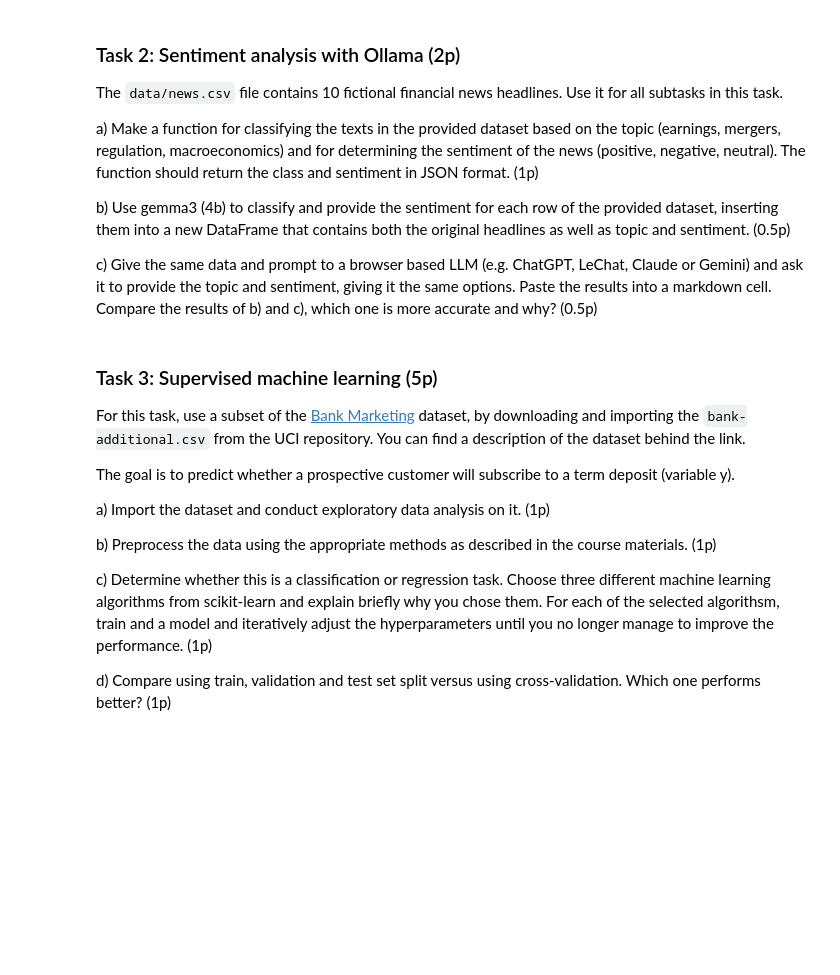
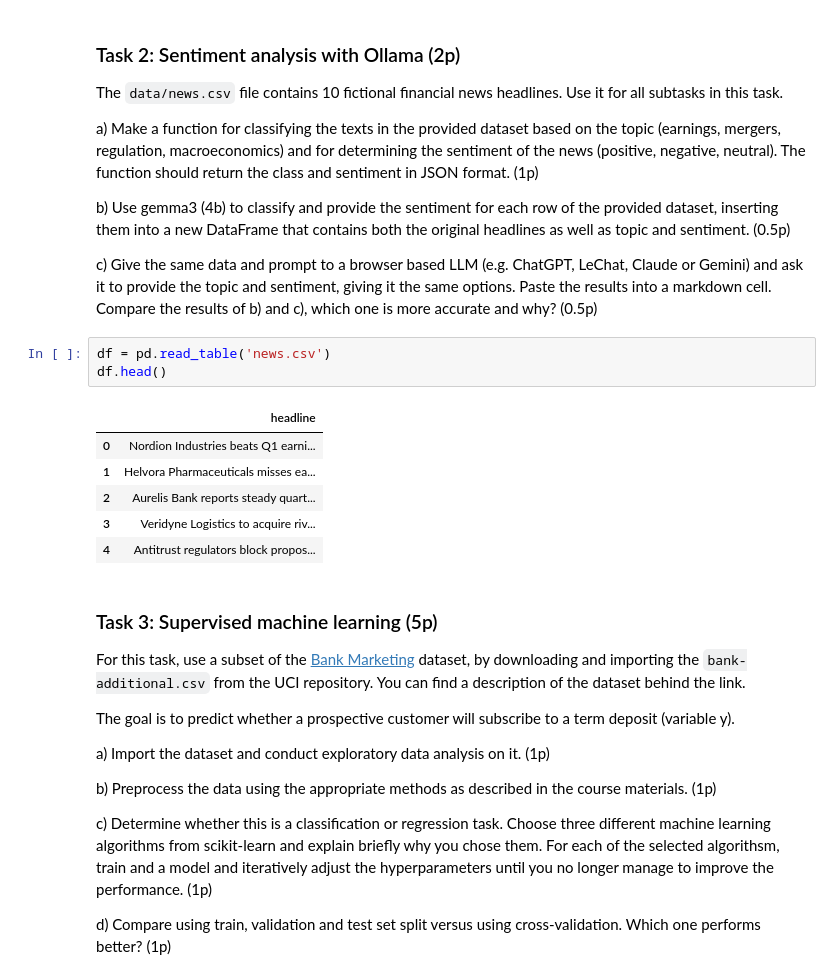
Before and after one commit to stavroulaalex/Python-BusinessIntelligence-Stav, a Jupyter notebook: assignments/assignment3/assignment3.ipynb, the cells around one changed output. Drawn from its saved outputs; the diff is of its cells as text; blank space fills up the shorter version.

```diff
--- a/assignments/assignment3/assignment3.ipynb
+++ b/assignments/assignment3/assignment3.ipynb
@@ -184,6 +296,16 @@ a) Make a function for classifying the texts in the provided dataset based on th
 b) Use gemma3 (4b) to classify and provide the sentiment for each row of the provided dataset, inserting them into a new DataFrame that contains both the original headlines as well as topic and sentiment. (0.5p)
 
 c) Give the same data and prompt to a browser based LLM (e.g. ChatGPT, LeChat, Claude or Gemini) and ask it to provide the topic and sentiment, giving it the same options. Paste the results into a markdown cell. Compare the results of b) and c), which one is more accurate and why? (0.5p)
+# %%
+df = pd.read_table('news.csv')
+df.head()
+# %% [output]
+|  | headline |
+| 0 | Nordion Industries beats Q1 earni... |
+| 1 | Helvora Pharmaceuticals misses ea... |
+| 2 | Aurelis Bank reports steady quart... |
+| 3 | Veridyne Logistics to acquire riv... |
+| 4 | Antitrust regulators block propos... |
 # %% [markdown]
 ### Task 3: Supervised machine learning (5p)
 
```
Also changed, not shown: parts of 14 cells of this notebook, 2 other files.
